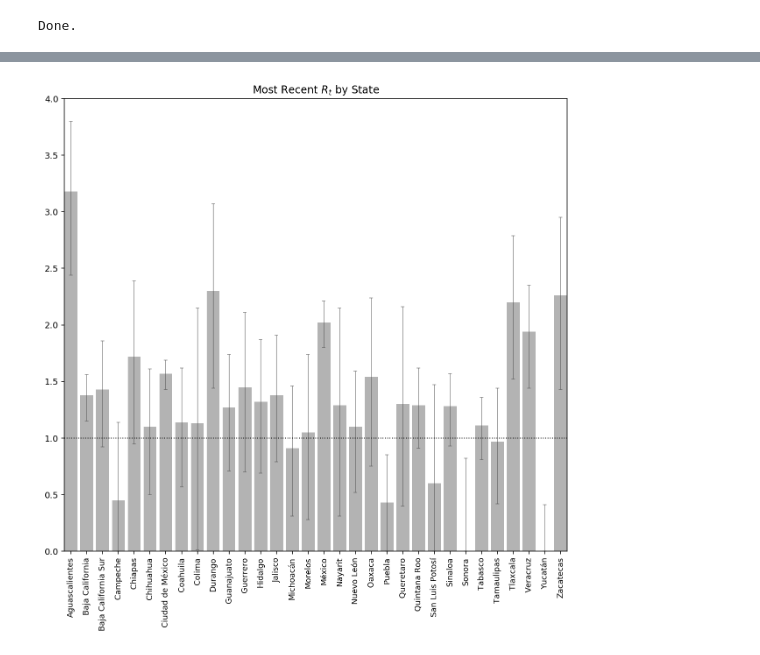
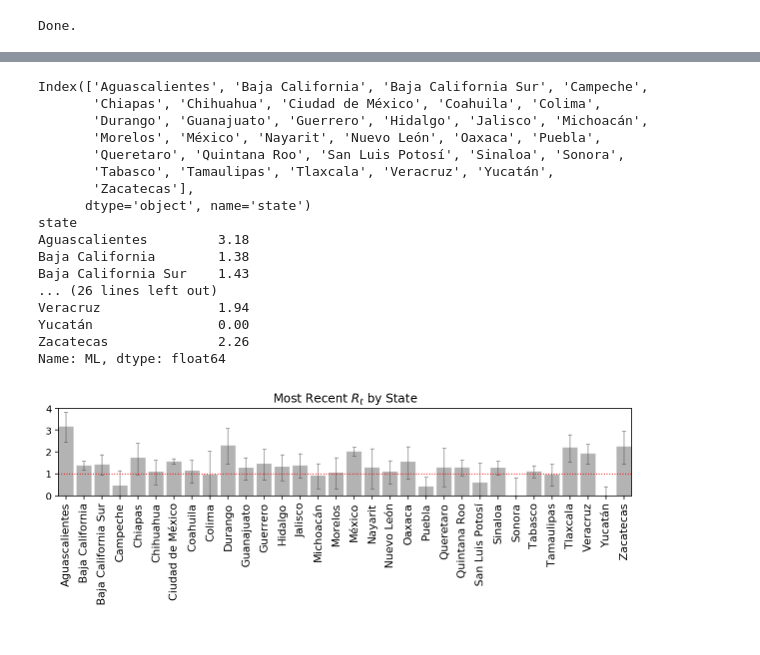
Before and after one commit to mariorz/rtlivemx, a Jupyter notebook: rtlive.ipynb, the cells around one changed output, grey strips where cells are left out. Drawn from its saved outputs; the diff is of its cells as text; code cells hidden in the pictures.

```diff
--- a/rtlive.ipynb
+++ b/rtlive.ipynb
@@ -434,16 +579,15 @@ pd.plotting._matplotlib.converter.register()
 # %%
 sigmas = np.linspace(1/20, 1, 20)
 
-targets = ~states.index.get_level_values('state').isin(FILTERED_REGION_CODES)
-states_to_process = states.loc[targets]
-#print(states_to_process)
+#targets = ~states.index.get_level_values('state').isin(FILTERED_REGION_CODES)
+#states_to_process = states.loc[targets]
+states_to_process = states
+
 results = {}
 
 for state_name, cases in states_to_process.groupby(level='state'):
 
     print(state_name)
-    #if state_name in ['San Luis Potosí', 'Sonora', 'Tlaxcala', 'Zacatecas', 'Aguascalientes', 'Campeche', 'Chiapas', 'Colima', 'Durango', 'Guerrero', 'Morelos', 'Nayarit', 'Oaxaca', 'Queretaro']:
-    #   continue
     new, smoothed = prepare_cases(cases, cutoff=25)
 
     if len(smoothed) == 0:
@@ -518,10 +670,7 @@ nrows = int(np.ceil(len(results) / ncols))
 fig, axes = plt.subplots(nrows=nrows, ncols=ncols, figsize=(15, nrows*3))
 
 for i, (state_name, result) in enumerate(final_results.groupby('state')):
-    #if state_name in ['Durango','Hidalgo']:
-    #    continue
-    plot_rt(result, axes.flat[i], state_name)
-
+    plot_rt(result.iloc[1:], axes.flat[i], state_name)
 
 fig.tight_layout()
 fig.set_facecolor('w')
@@ -530,0 +680,3 @@ plt.savefig('mx-30.png', dpi=300)
+# %%
+# Since we now use a uniform prior, the first datapoint is pretty bogus, so just truncating it here
+final_results = final_results.groupby('state').apply(lambda x: x.iloc[1:].droplevel(0))
@@ -535,10 +690,9 @@ final_results.to_csv('rt_old.csv')
 # %%
-
 # As of 4/12
 no_lockdown = [
     'North Dakota', 'ND',
     'South Dakota', 'SD',
-    'Nebraska', 'NB',
+    'Nebraska', 'NE',
     'Iowa', 'IA',
     'Arkansas','AR'
 ]
@@ -573,56 +710,84 @@ final_results
 # %%
-#filtered = final_results.index.get_level_values(0).isin(FILTERED_REGION_CODES)
-#mr = final_results.loc[~filtered].groupby(level=0)[['ML', 'High_90', 'Low_90']].last()
-mr = final_results.groupby(level=0)[['ML', 'High_90', 'Low_90']].last()
+
+
 
 def plot_standings(mr, figsize=None, title='Most Recent $R_t$ by State'):
     if not figsize:
-        figsize = ((15.9/50)*len(mr)+.1,9.5)
+        figsize = ((15.9/50)*len(mr)+.1,3.2)
 
     fig, ax = plt.subplots(figsize=figsize)
-
+    ## Change
+    ## Adjusted bottom for full mx state names
+    fig.subplots_adjust(bottom=0.5)
     ax.set_title(title)
     err = mr[['Low_90', 'High_90']].sub(mr['ML'], axis=0).abs()
+    print(mr.index)
+    print(mr['ML'])
     bars = ax.bar(mr.index,
                   mr['ML'],
                   width=.825,
                   color=FULL_COLOR,
                   ecolor=ERROR_BAR_COLOR,
                   capsize=2,
                   error_kw={'alpha':.5, 'lw':1},
                   yerr=err.values.T)
 
     for bar, state_name in zip(bars, mr.index):
+        #if bar.get_height() > 1:
+        #    bar.set_color('yellow')
         if state_name in no_lockdown:
             bar.set_color(NONE_COLOR)
         if state_name in partial_lockdown:
             bar.set_color(PARTIAL_COLOR)
 
-    labels = mr.index.to_series().replace({'District of Columbia':'DC'})
-    ax.set_xticklabels(labels, rotation=90, fontsize=9)
+    labels = mr.index.to_series()#.replace({'District of Columbia':'DC'})
+    ax.set_xticklabels(labels, rotation=90, fontsize=11)
     ax.margins(0)
-    ax.set_ylim(0,4)
-    ax.axhline(1.0, linestyle=':', color='k', lw=1)
-    """
+    ax.set_ylim(0,4.)
+    ax.axhline(1.0, linestyle=':', color='r', lw=1)
+
+    """"
     leg = ax.legend(handles=[
                         Patch(label='Full', color=FULL_COLOR),
                         Patch(label='Partial', color=PARTIAL_COLOR),
-                        Patch(label='None', color=NONE_COLOR)],
+                        Patch(label='None', color=NONE_COLOR)
+                    ],
                     title='Lockdown',
                     ncol=3,
                     loc='upper left',
                     columnspacing=.75,
                     handletextpad=.5,
                     handlelength=1)
+
+    leg._legend_box.align = "left"
     """
-    #leg._legend_box.align = "left"
     fig.set_facecolor('w')
     return fig, ax
 
+filtered = final_results.index.get_level_values(0).isin(FILTERED_REGION_CODES)
+mr = final_results.loc[~filtered].groupby(level=0)[['ML', 'High_90', 'Low_90']].last()
 #mr.sort_values('ML', inplace=True)
 plot_standings(mr);
+plt.savefig('mx-30-2.png', dpi=300)
 # %% [output]
+Index(['Aguascalientes', 'Baja California', 'Baja California Sur', 'Campeche',
+       'Chiapas', 'Chihuahua', 'Ciudad de México', 'Coahuila', 'Colima',
+       'Durango', 'Guanajuato', 'Guerrero', 'Hidalgo', 'Jalisco', 'Michoacán',
+       'Morelos', 'México', 'Nayarit', 'Nuevo León', 'Oaxaca', 'Puebla',
+       'Queretaro', 'Quintana Roo', 'San Luis Potosí', 'Sinaloa', 'Sonora',
+       'Tabasco', 'Tamaulipas', 'Tlaxcala', 'Veracruz', 'Yucatán',
+       'Zacatecas'],
+      dtype='object', name='state')
+state
+Aguascalientes         3.18
+Baja California        1.38
+Baja California Sur    1.43
+... (26 lines left out)
+Veracruz               1.94
+Yucatán                0.00
+Zacatecas              2.26
+Name: ML, dtype: float64
-[figure, old version]
+[figure, new version]
 # %%
 #mr.sort_values('High_90', inplace=True)
 plot_standings(mr);
```
Also changed, not shown: parts of 43 cells of this notebook, 2 other files.
